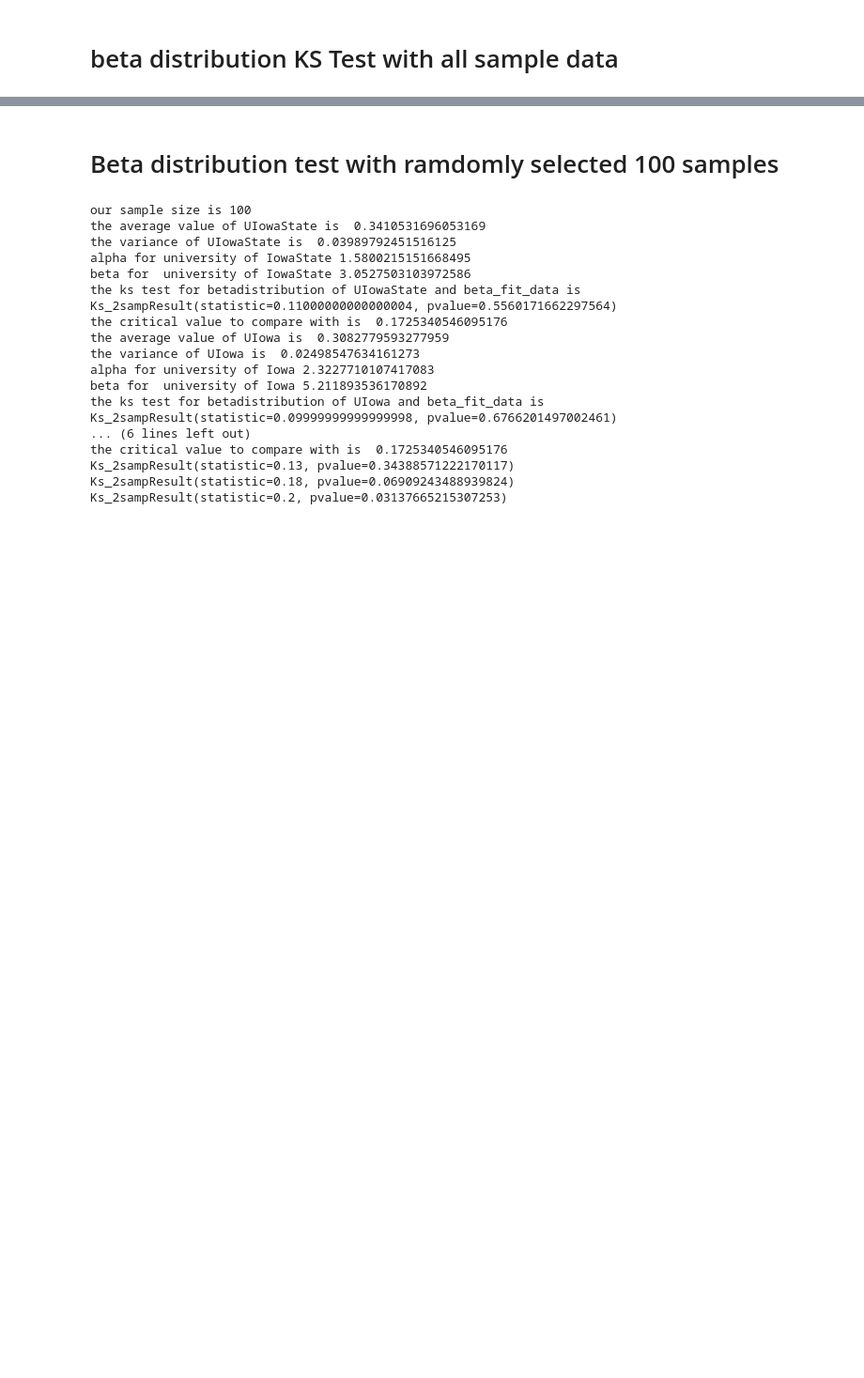
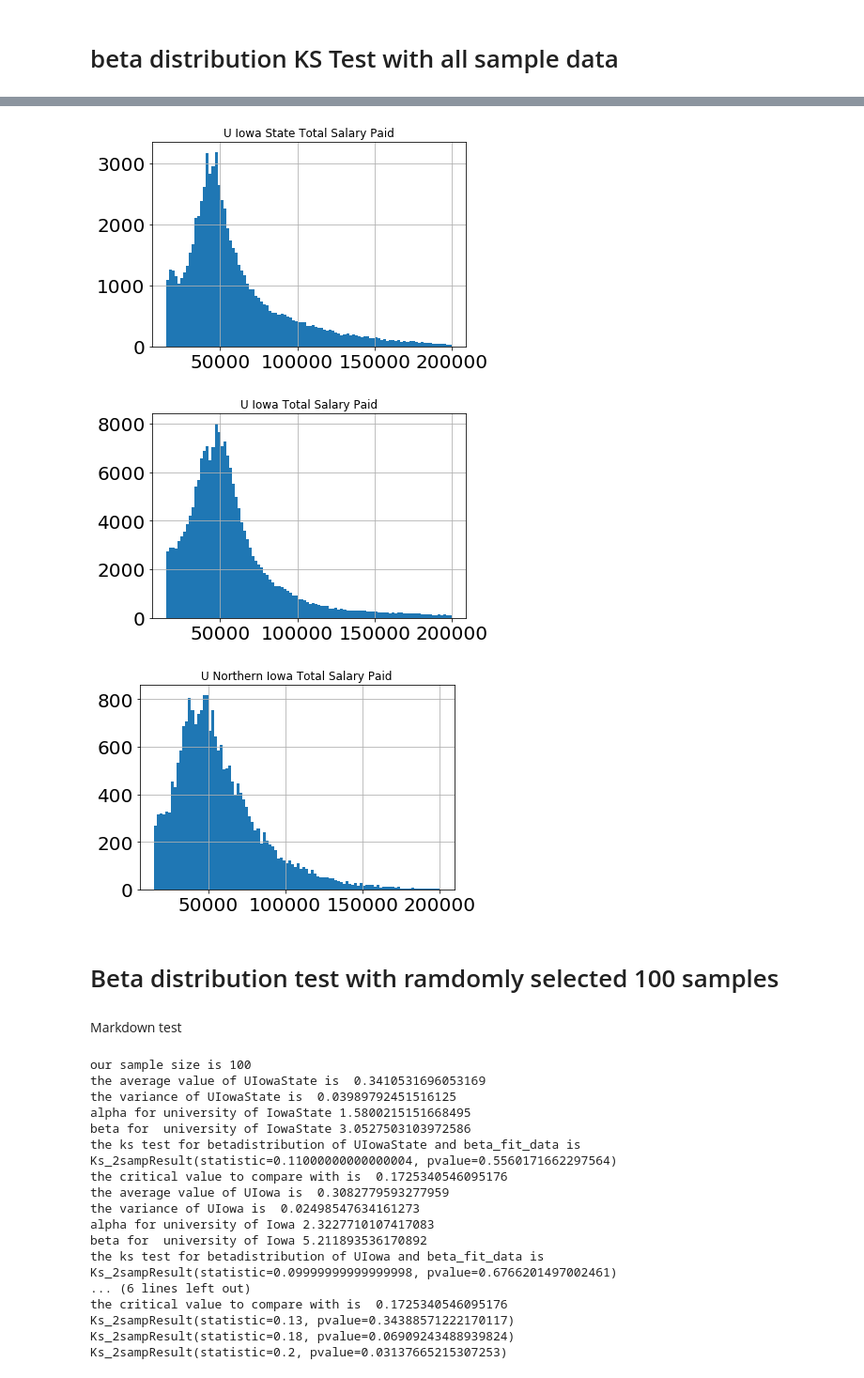
Before and after one commit to iopoi/iowa_state_employee_analysis-, a Jupyter notebook: dataset_explore_shengchunliu.ipynb, the cells around one changed output, grey strips where cells are left out. Shown at 94% size. Cells and saved outputs as stored; diff of their text form; code cells hidden in the pictures; blank space fills up the shorter version.

```diff
--- a/dataset_explore_shengchunliu.ipynb
+++ b/dataset_explore_shengchunliu.ipynb
@@ -321,0 +233,75 @@ Ks_2sampResult(statistic=0.04516024301062571, pvalue=6.704227764632712e-36)
+# %%
+# University of Iowa State
+UIowaStateFrame=filter_two.loc[filter_two['Department'] == "Iowa State University"]
+UIowaStateOrigion=UIowaStateFrame['Total Salary Paid'].tolist()
+UIowaStateFrame.hist(column='Total Salary Paid', bins=100)
+plt.title("U Iowa State Total Salary Paid")
+plt.savefig("UIowaStateHist.png")
+UIowaStateMax=UIowaStateFrame["Total Salary Paid"].max()
+UIowaStateFrame=UIowaStateFrame["Total Salary Paid"]/UIowaStateMax
+UIowaStateFrame=UIowaStateFrame.tolist()
+UIowaStateFrame=np.array(UIowaStateFrame)
+mean_UIowaState=np.mean(UIowaStateFrame)
+S_UIowaState=np.var(UIowaStateFrame)
+middle_value=mean_UIowaState*(1-mean_UIowaState)/S_UIowaState-1
+alpha_UIowaState=mean_UIowaState*middle_value
+beta_UIowaState=(1-mean_UIowaState)*middle_value
+print("alpha for university of IowaState", alpha_UIowaState)
+print("beta for  university of IowaState", beta_UIowaState)
+UIowaStateBeta=np.random.beta(alpha_UIowaState, beta_UIowaState, len(UIowaState))
+print("the ks test for betadistribution of UIowaState and beta_fit_data is ",stats.ks_2samp(UIowaState, UIowaStateBeta))
+print("the critical value to compare to is ", 1.96/math.sqrt(len(UIowaState)))
+# University of Iowa
+UIowaFrame=filter_two.loc[filter_two['Department'] == "University of Iowa"]
+UIowaOrigion=UIowaFrame["Total Salary Paid"].tolist()
+UIowaFrame.hist(column='Total Salary Paid', bins=100)
+plt.title("U Iowa Total Salary Paid")
+plt.savefig("UIowaHist.png")
+UIowaMax=UIowaFrame["Total Salary Paid"].max()
+UIowaFrame=UIowaFrame["Total Salary Paid"]/UIowaMax
+UIowaFrame=UIowaFrame.tolist()
+UIowaFrame=np.array(UIowaFrame)
+mean_UIowa=np.mean(UIowaFrame)
+S_UIowa=np.var(UIowaFrame)
+middle_value=mean_UIowa*(1-mean_UIowa)/S_UIowa-1
+alpha_UIowa=mean_UIowa*middle_value
+beta_UIowa=(1-mean_UIowa)*middle_value
+print("alpha for university of Iowa", alpha_UIowa)
+print("beta for  university of Iowa", beta_UIowa)
+UIowaBeta=np.random.beta(alpha_UIowa, beta_UIowa, len(UIowa))
+print("the ks test for betadistribution of UIowa and beta_fit_data is ",stats.ks_2samp(UIowa, UIowaBeta))
+print("the critical value to compare to is ", 1.96/math.sqrt(len(UIowa)))
+# University of Northern Iowa
+
+UNorIowaFrame=filter_two.loc[filter_two['Department'] == "University of Northern Iowa"]
+UNorIowaOrigion=UNorIowaFrame["Total Salary Paid"].tolist()
+UNorIowaFrame.hist(column='Total Salary Paid', bins=100)
+plt.title("U Northern Iowa Total Salary Paid")
+plt.savefig("UNorthIowaHist.png")
+UNorIowaMax=UNorIowaFrame["Total Salary Paid"].max()
+UNorIowaFrame=UNorIowaFrame["Total Salary Paid"]/UNorIowaMax
+UNorIowaFrame=UNorIowaFrame.tolist()
+UNorIowaFrame=np.array(UNorIowaFrame)
+mean_UNorIowa=np.mean(UNorIowaFrame)
+S_UNorIowa=np.var(UNorIowaFrame)
+middle_value=mean_UNorIowa*(1-mean_UNorIowa)/S_UNorIowa-1
+alpha_UNorIowa=mean_UNorIowa*middle_value
+beta_UNorIowa=(1-mean_UNorIowa)*middle_value
+print("alpha for university of Northern Iowa", alpha_UNorIowa)
+print("beta for  university of Northern Iowa", beta_UNorIowa)
+UNorIowaBeta=np.random.beta(alpha_UNorIowa, beta_UNorIowa, len(UNorIowa))
+print("the ks test for betadistribution of UNorthern Iowa and beta_fit_data is ",stats.ks_2samp(UNorIowa, UNorIowaBeta))
+print("the critical value to compare to is ", 1.96/math.sqrt(len(UNorIowa)))
+
+n1= len(UIowaStateOrigion)
+n2=len(UIowaOrigion)
+n3=len(UNorIowaOrigion)
+print(stats.ks_2samp(UIowaStateOrigion, UIowaOrigion))
+print("critical value to compare is ", 1.96*math.sqrt((n1+n2)/(n1*n2)))
+print(stats.ks_2samp(UIowaStateOrigion, UNorIowaOrigion))
+print("critical value to compare is ",1.96*math.sqrt((n1+n3)/(n1*n3)) )
+print(stats.ks_2samp(UIowaOrigion, UNorIowaOrigion))
+print("critical value to compare is ",1.96*math.sqrt((n2+n3)/(n2*n3)) )
+
+#UIowaStateFrame['Total Salary Paid'].max()
+# %% [output]
@@ -322,5 +326,10 @@ Ks_2sampResult(statistic=0.04516024301062571, pvalue=6.704227764632712e-36)
+[figure, added]
+[figure, added]
+[figure, added]
 # %% [markdown]
 # Beta distribution test with ramdomly selected 100 samples
+# %% [markdown]
+Markdown test
 # %%
 UIowaStateFrame=filter_two.loc[filter_two['Department'] == "Iowa State University"]
 UIowaStateFrame.hist(column='Total Salary Paid', bins=100)
```
Also changed, not shown: parts of 7 cells of this notebook.
